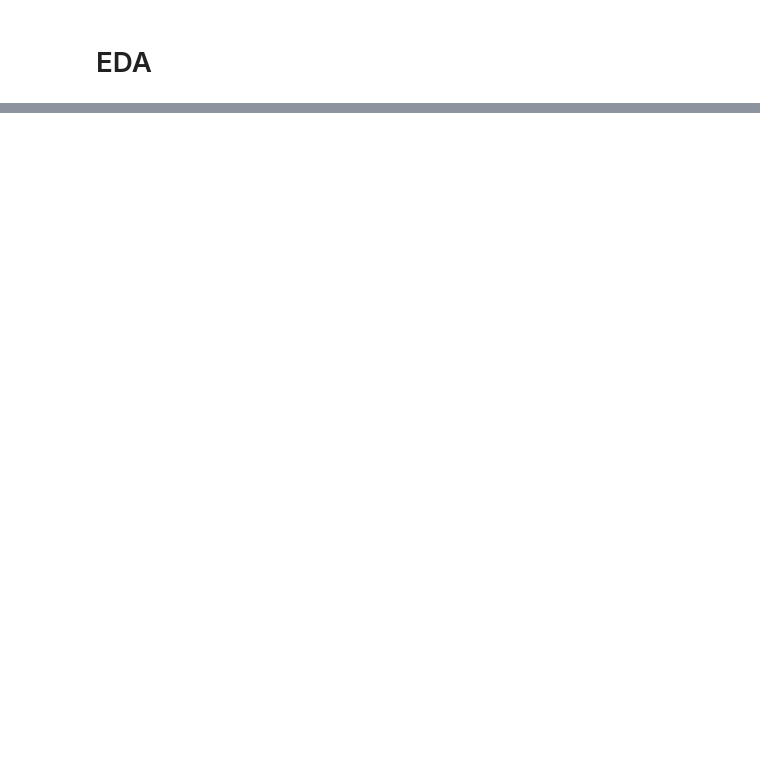
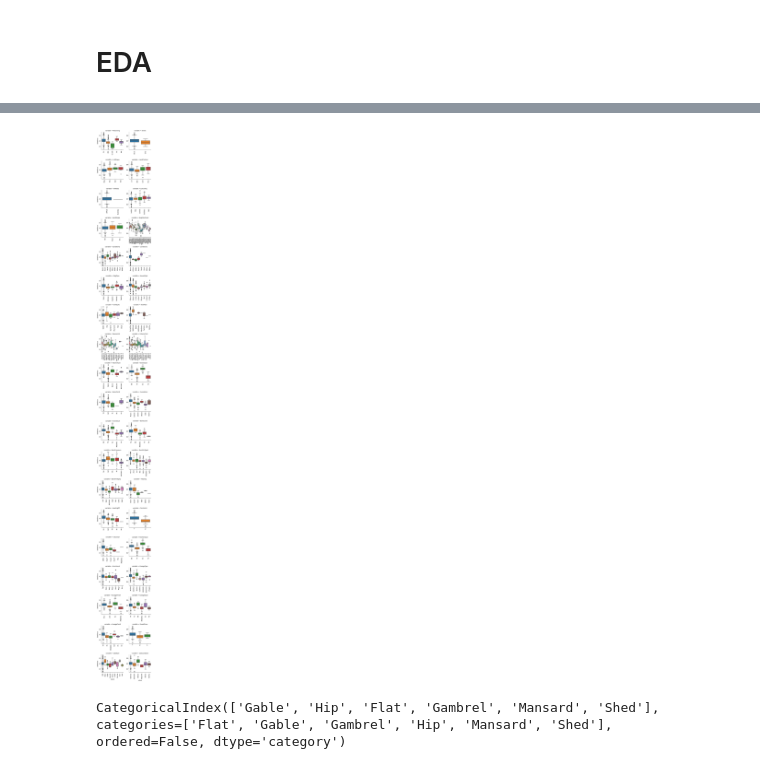
Before and after one commit to AyeshaIrshad1337/House-Price-Prediction-Kaggle-Competition, a Jupyter notebook: house-price-prediction-competition.ipynb, the cells around one changed output, grey strips where cells are left out. Saved outputs shown, nothing was run; the diff lists cells and outputs as text; code cells hidden in the pictures; blank space fills up the shorter version.

```diff
--- a/house-price-prediction-competition.ipynb
+++ b/house-price-prediction-competition.ipynb
@@ -129,0 +179,3 @@ train.shape
+# %%
+train.SalePrice = np.log1p(train.SalePrice)
+y = train.SalePrice
@@ -129,0 +205,15 @@ train.shape
+# %%
+for c in qualitative:
+    train[c] = train[c].astype('category')
+    if train[c].isnull().any():
+        train[c] = train[c].cat.add_categories(['MISSING'])
+        train[c] = train[c].fillna('MISSING')
+
+def boxplot(x, y, **kwargs):
+    sns.boxplot(x=x, y=y)
+    x=plt.xticks(rotation=90)
+f = pd.melt(train, id_vars=['SalePrice'], value_vars=qualitative)
+g = sns.FacetGrid(f, col="variable",  col_wrap=2, sharex=False, sharey=False)
+g = g.map(boxplot, "value", "SalePrice")
+# %% [output]
+[figure, added]
@@ -129,0 +331,4 @@ train.shape
+# %%
+train["RoofStyle"].value_counts().index
+# %% [output]
+CategoricalIndex(['Gable', 'Hip', 'Flat', 'Gambrel', 'Mansard', 'Shed'], categories=['Flat', 'Gable', 'Gambrel', 'Hip', 'Mansard', 'Shed'], ordered=False, dtype='category')
```
Also changed, not shown: parts of 35 cells of this notebook.
